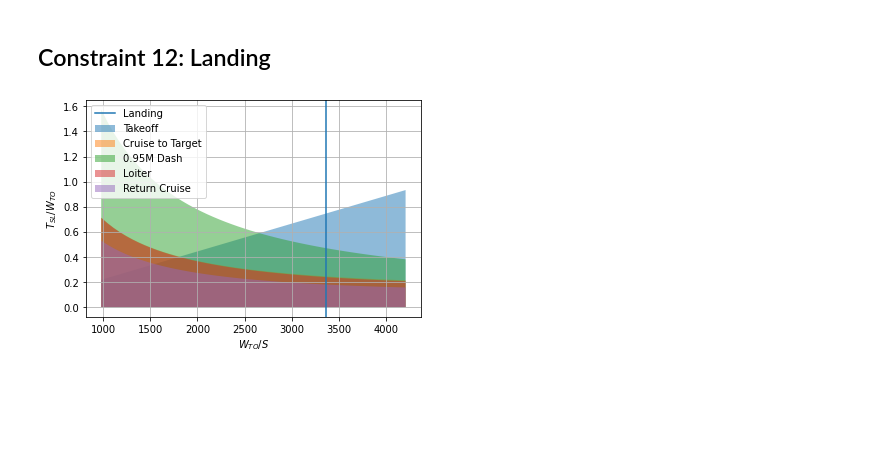
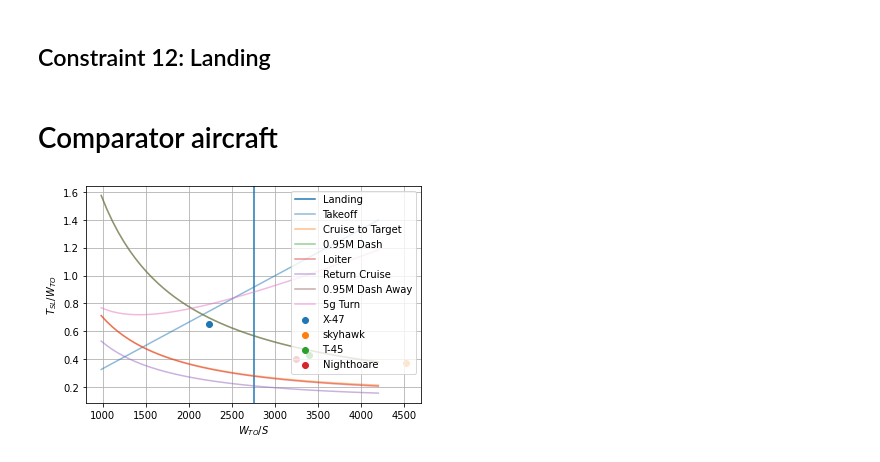
Before and after one commit to SamJBerry/20TTC010, a Jupyter notebook: notebooks/constraint_analysis.ipynb, the cells around one changed output. Drawn from its saved outputs; the diff is of its cells as text; code cells hidden in the pictures; blank space fills up the shorter version.

Commit message:
Add comparator aircraft

```diff
--- a/notebooks/constraint_analysis.ipynb
+++ b/notebooks/constraint_analysis.ipynb
@@ -92,3 +94,10 @@ df['T/W_2'] = beta/alpha * ((C_D_0)/(beta/q*df['W/S']) + k_1*beta/q*df['W/S'])
+# %%
+beta = mission_data["Beta"][7]
+alpha = 0.6
+q = 23134
+k_1 = 0.085
+
+df['T/W_5'] = beta/alpha * ((C_D_0)/(beta/q*df['W/S']) + k_1*beta/q*df['W/S'])
 # %% [markdown]
 ## Constraint 4: Loiter
 # %%
@@ -108,3 +119,10 @@ df['T/W_4'] = beta/alpha * ((C_D_0)/(beta/q*df['W/S']) + k_1*beta/q*df['W/S'])
+# %%
+beta = mission_data["Beta"][5]
+alpha = 0.6
+q = 7675
+k_1 = 0.085
+n = 5
+df['T/W_6'] = beta/alpha * ((C_D_0)/(beta/q*df['W/S']) + k_1*n**2*beta/q*df['W/S'])
 # %% [markdown]
 ## Constraint 12: Landing
 # %%
@@ -114,20 +132,32 @@ k_L = 1.2
 mu = 0.55
 g = 9.81
 rho = 1.225
-C_L_max_land = 2.2
+C_L_max_land = 1.8
 W_TO_S = s_L / (beta*k_L**2) * (mu*g*rho*C_L_max_land)
+# %% [markdown]
+# Comparator aircraft
+# %%
+#["F-35", 0.4109, 7243.6],["Harrier", 0.765, 6074.3],
+aircrafts = [["X-47", 0.654, 2238.5],
+            ["skyhawk", 0.3753, 4521],
+            ["T-45", 0.433, 3401],
+            ["Nighthoare", 0.4023, 3244]]
 # %%
 plt.axvline(W_TO_S, label = "Landing")
-plt.fill_between(df['W/S'], df['T/W_0'], label="Takeoff", alpha=0.5)
-plt.fill_between(df['W/S'], df['T/W_1'], label="Cruise to Target", alpha=0.5)
-plt.fill_between(df['W/S'], df['T/W_2'], label="0.95M Dash", alpha=0.5)
-plt.fill_between(df['W/S'], df['T/W_3'], label="Loiter", alpha=0.5)
-plt.fill_between(df['W/S'], df['T/W_4'], label="Return Cruise", alpha=0.5)
-
+plt.plot(df['W/S'], df['T/W_0'], label="Takeoff", alpha=0.5)
+plt.plot(df['W/S'], df['T/W_1'], label="Cruise to Target", alpha=0.5)
+plt.plot(df['W/S'], df['T/W_2'], label="0.95M Dash", alpha=0.5)
+plt.plot(df['W/S'], df['T/W_3'], label="Loiter", alpha=0.5)
+plt.plot(df['W/S'], df['T/W_4'], label="Return Cruise", alpha=0.5)
+plt.plot(df['W/S'], df['T/W_5'], label="0.95M Dash Away", alpha=0.5)
+plt.plot(df['W/S'], df['T/W_6'], label="5g Turn", alpha=0.5)
+for aircraft in aircrafts:
+    plt.scatter(aircraft[2], aircraft[1], label=aircraft[0])
 plt.xlabel('$W_{TO}/S$')
 plt.ylabel('$T_{SL}/W_{TO}$')
 plt.grid()
 plt.legend()
+plt.savefig("contraints.png", dpi=240)
 plt.show()
 # %% [output]
-[figure, old version]
+[figure, new version]
```
Also changed, not shown: parts of 3 cells of this notebook.
